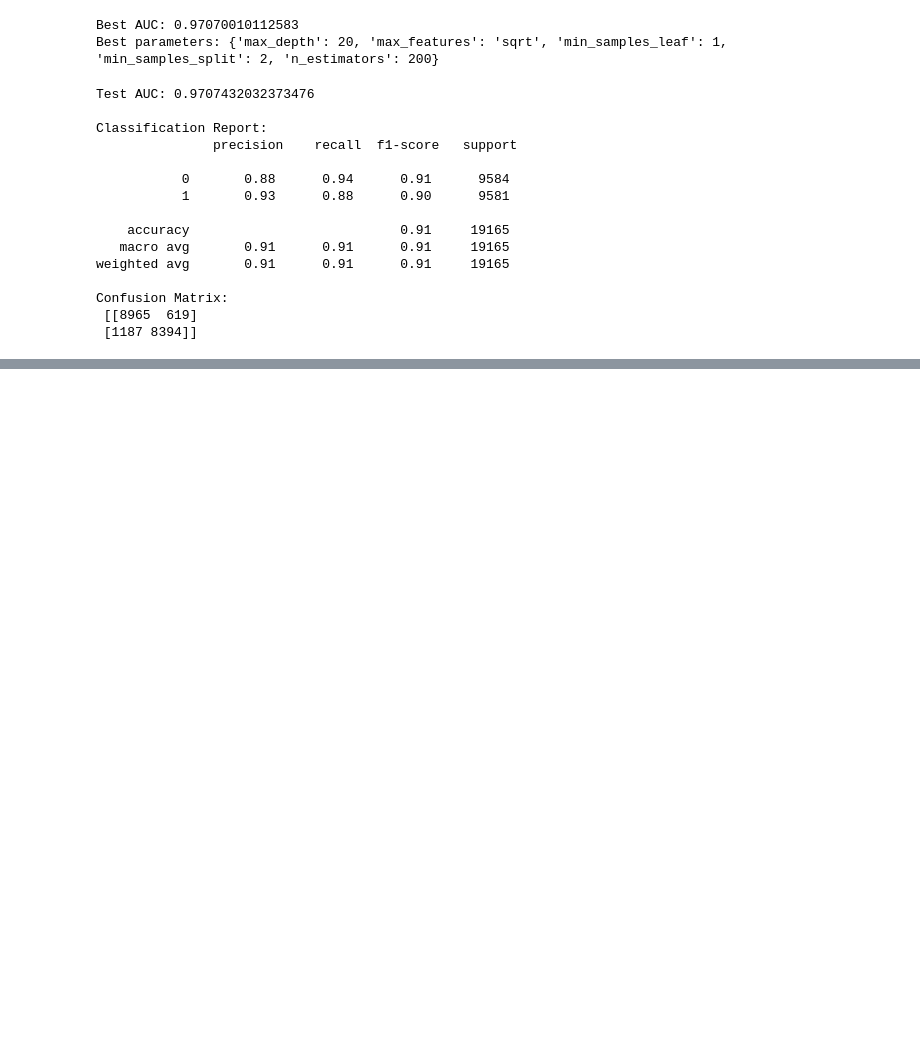
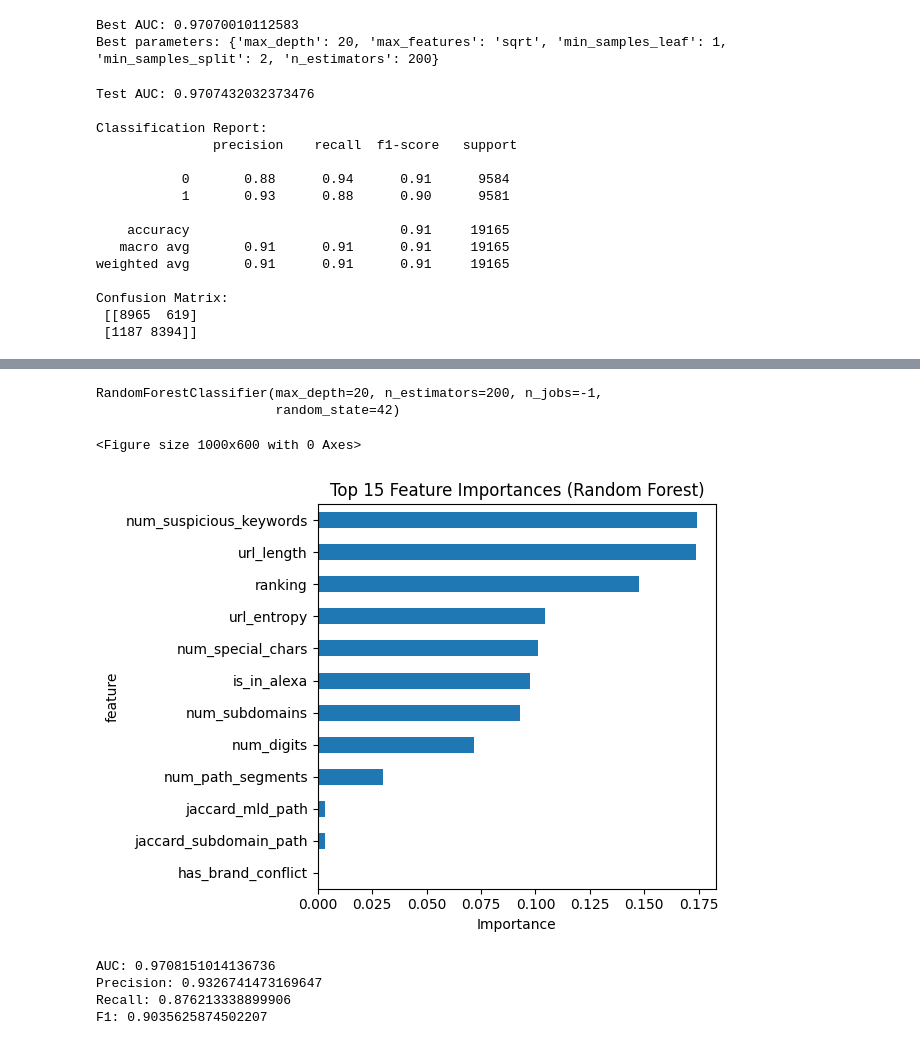
Before and after one commit to polinacsv/detecting-phishing-URLs, a Jupyter notebook: notebooks/modeling_pipeline.ipynb, the cells around one changed output, grey strips where cells are left out. Cells and saved outputs as stored; diff of their text form; code cells hidden in the pictures; blank space fills up the shorter version.

```diff
--- a/notebooks/modeling_pipeline.ipynb
+++ b/notebooks/modeling_pipeline.ipynb
@@ -476,0 +490,52 @@ Confusion Matrix:
+# %%
+# Use the best parameters found during tuning
+final_rf = RandomForestClassifier(
+    n_estimators=200,
+    max_depth=20,
+    max_features='sqrt',
+    min_samples_split=2,
+    min_samples_leaf=1,
+    random_state=42,
+    n_jobs=-1
+)
+
+# Fit on full training data
+final_rf.fit(X_train_scaled, y_train)
+# %% [output]
+RandomForestClassifier(max_depth=20, n_estimators=200, n_jobs=-1,
+                       random_state=42)
+# %%
+# Get feature importances
+importances = final_rf.feature_importances_
+feature_names = X_train.columns
+importance_df = pd.DataFrame({
+    'feature': feature_names,
+    'importance': importances
+}).sort_values(by='importance', ascending=False)
+
+# Plot top 15
+plt.figure(figsize=(10, 6))
+importance_df.head(15).plot(kind='barh', x='feature', y='importance', legend=False)
+plt.gca().invert_yaxis()
+plt.title('Top 15 Feature Importances (Random Forest)')
+plt.xlabel('Importance')
+plt.tight_layout()
+plt.show()
+# %% [output]
+<Figure size 1000x600 with 0 Axes>
+[figure, added]
+# %%
+from sklearn.metrics import roc_auc_score, precision_score, recall_score, f1_score
+
+y_pred_proba = final_rf.predict_proba(X_test_scaled)[:, 1]
+y_pred = final_rf.predict(X_test_scaled)
+
+print("AUC:", roc_auc_score(y_test, y_pred_proba))
+print("Precision:", precision_score(y_test, y_pred))
+print("Recall:", recall_score(y_test, y_pred))
+print("F1:", f1_score(y_test, y_pred))
+# %% [output]
+AUC: 0.9708151014136736
+Precision: 0.9326741473169647
+Recall: 0.876213338899906
+F1: 0.9035625874502207
```
Also changed, not shown: parts of 13 cells of this notebook.
